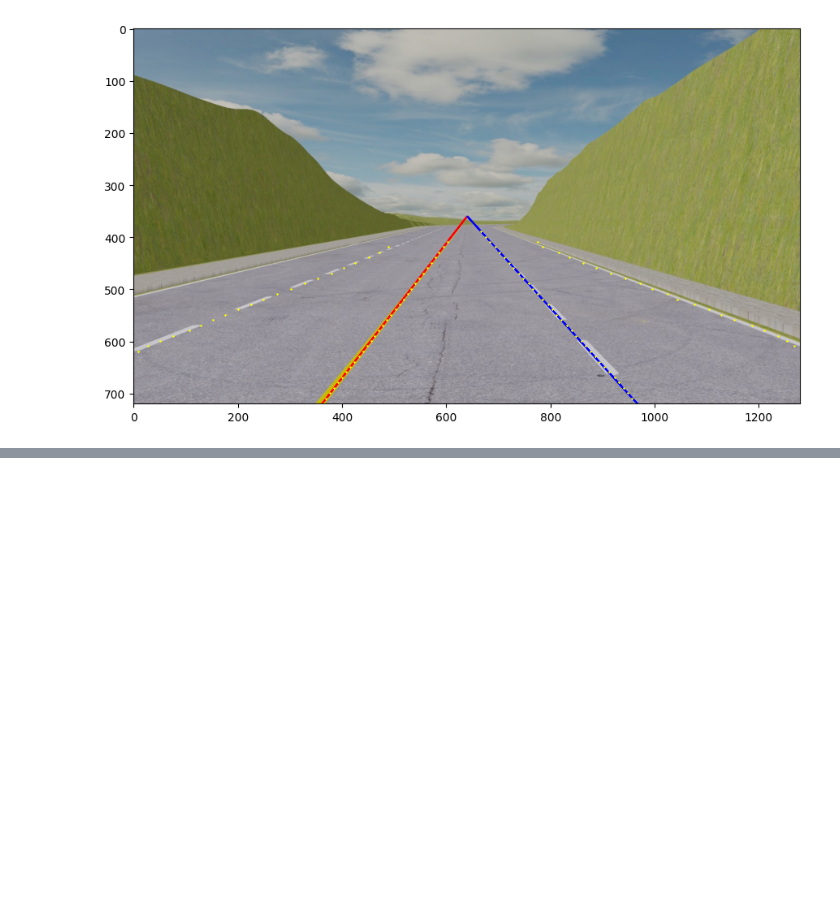
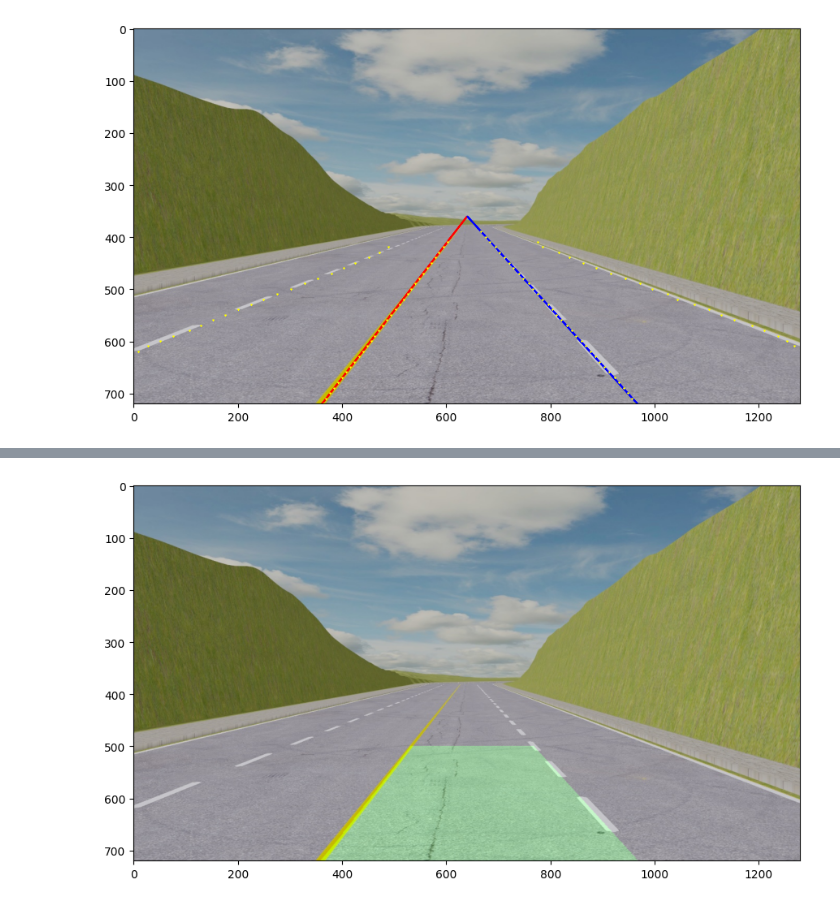
Before and after one commit to alexander-toch/lane-detection-e2e-attack, a Jupyter notebook: lane-fitting/lanefitting.ipynb, the cells around one changed output, grey strips where cells are left out. Saved outputs shown, nothing was run; the diff lists cells and outputs as text; code cells hidden in the pictures; blank space fills up the shorter version.

Commit message:
first implementation of angle calculation and lane area drawing

```diff
--- a/lane-fitting/lanefitting.ipynb
+++ b/lane-fitting/lanefitting.ipynb
@@ -105,10 +106,12 @@ colors = ['r', 'g', 'b', 'y', 'c', 'm']
 matrix, matrix_inv = getTransformMatrix(infered_img)
 
 lanes_transformed = []
+polyonoms = []
 
 for i, lane in enumerate(lanes):
     polynom = np.polyfit(lane[:,0], lane[:,1], 2)
     predict = np.poly1d(polynom)
+    polyonoms.append(predict)
     x_lin_reg = range(0, infered_img.shape[1])
     y_lin_reg = predict(x_lin_reg)
     ax1.invert_yaxis()
@@ -166,9 +169,11 @@ for i, lane in enumerate(lanes_transformed):
 
 left_lane = left_lane.T
 left_lane = np.vstack(left_lane[left_lane[:, 0] <= middle, :]).T
+left_lane_poly = polyonoms[selected_indices[0]]
 
 right_lane = right_lane.T
 right_lane = np.vstack(right_lane[right_lane[:, 0] >= middle, :]).T
+right_lane_poly = polyonoms[selected_indices[1]]
 
 ax1.plot(left_lane[0], left_lane[1], c = 'red', zorder=1)
 ax1.plot(right_lane[0], right_lane[1], c = 'blue', zorder=1)
@@ -182,3 +187,76 @@ ax1.imshow(original_img)
 # %% [output]
 <matplotlib.image.AxesImage at 0x...>
 [figure]
+# %%
+fig, (ax1) = plt.subplots(1, 1, figsize=(14, 6))
+# ax1.set_xlim([0,infered_img.shape[1]])
+# ax1.set_ylim([0,infered_img.shape[0]])
+# ax1.invert_yaxis()
+
+def calculate_radius(image, left_lane_poly, right_lane_poly):
+    height = image.height
+    width = image.width
+
+    # zeroed_channel = np.zeros_like((height,width)).astype(np.uint8)
+    # color_fill_image = np.dstack((zeroed_channel, zeroed_channel, zeroed_channel))
+    color_fill_image = np.zeros([height, width, 3])
+
+    plot_x = np.linspace(0, width - 1, width)
+    left_fit_y = left_lane_poly(plot_x)
+    right_fit_y = right_lane_poly(plot_x)
+
+    l1 = np.transpose(np.vstack([plot_x, left_fit_y]))
+    l2 = np.array(np.transpose(np.vstack([plot_x, right_fit_y])))
+    pts = np.int_(np.vstack((l1, l2)))
+
+    color_fill_image = cv2.fillPoly(color_fill_image, [pts], (0, 255, 0))
+
+    image_np = np.array(image)
+
+    matrix, matrix_inv = getTransformMatrix(image_np)
+    color_fill_image_transformed = cv2.warpPerspective(color_fill_image, matrix_inv, (width, height))
+    result = cv2.addWeighted(image_np, 1, color_fill_image_transformed, 0.2, 0, dtype=cv2.CV_8U)
+
+
+    ### Angle calculation ###
+
+    ym_per_pix = 0.000106  # meters per pixel in y dimension
+    xm_per_pix = 0.000106  # meters per pixel in x dimension
+
+    # Fit new polynomials to x,y in world space
+    left_fit_cr = np.polyfit(plot_x * xm_per_pix, left_fit_y * ym_per_pix, 2)
+    right_fit_cr = np.polyfit(plot_x * xm_per_pix, right_fit_y * ym_per_pix, 2)
+
+    # Calculate the new radii of curvature
+    left_curverad = ((1 + (2 * left_fit_cr[0] * height * ym_per_pix + left_fit_cr[1]) ** 2) ** 1.5) / np.absolute(
+        2 * left_fit_cr[0])
+
+    right_curverad = (
+                         (1 + (2 * right_fit_cr[0] * height * ym_per_pix + right_fit_cr[1]) ** 2) ** 1.5) / np.absolute(
+        2 * right_fit_cr[0])
+    radius1 = round((float(left_curverad) + float(right_curverad))/2.,2)
+
+    if left_lane_poly.coefficients[0] - left_lane_poly.coefficients[-1] > 60:
+        curve_direction = 'Left Curve'
+        radius=-5729.57795/radius1
+    elif left_lane_poly.coefficients[-1] - left_lane_poly.coefficients[0] > 60:
+        curve_direction = 'Right Curve'
+        radius=5729.57795/radius1
+    else:
+        curve_direction = 'Straight'
+        radius=5729.57795/radius1
+
+    lane_width = (right_lane_poly.coefficients[2] - left_lane_poly.coefficients[2]) * xm_per_pix
+    # center = (right_lane_poly[2] - left_lane_poly.coefficients[2]) / 2
+    center = (right_lane_poly(0) - left_lane_poly(0)) / 2
+    off_center = round((center - width / 2.) * xm_per_pix,2)
+
+    print('Angle:', radius, 'degrees')
+    print('Curve Direction:', curve_direction)
+    print('Lane Width:', lane_width, 'm') # should match BaseMap.LANE_WIDTH: 3.5
+    print('Off Center:', off_center, 'm')
+
+    ax1.imshow(result)
+
+calculate_radius(original_img, left_lane_poly, right_lane_poly)
+# %% [output]
@@ -184,0 +267 @@ ax1.imshow(original_img)
+[figure, added]
```
Also changed, not shown: parts of 3 cells of this notebook.
